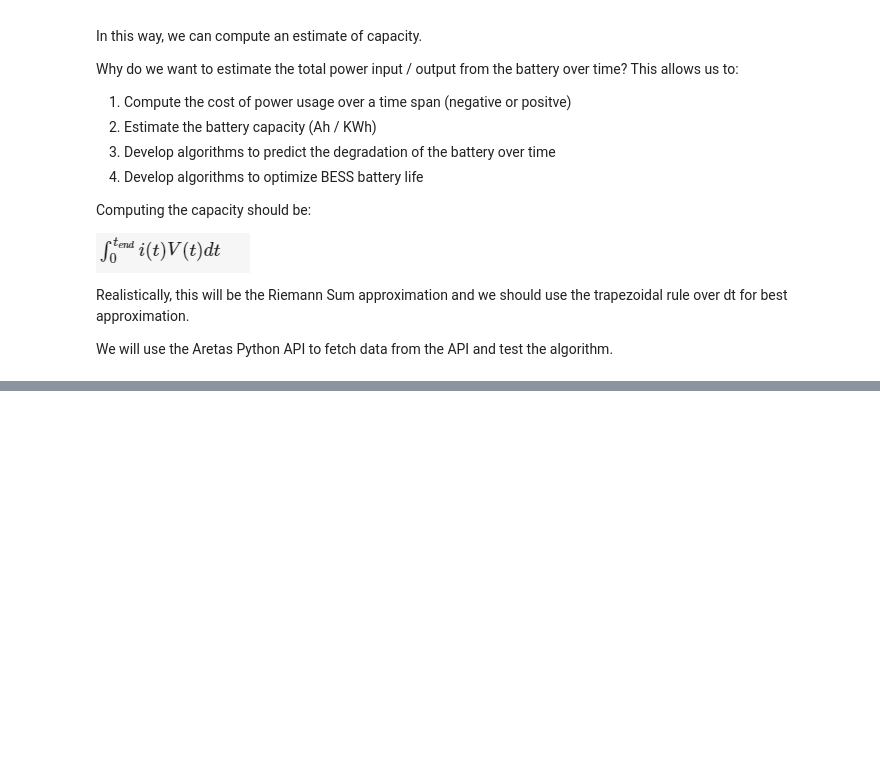
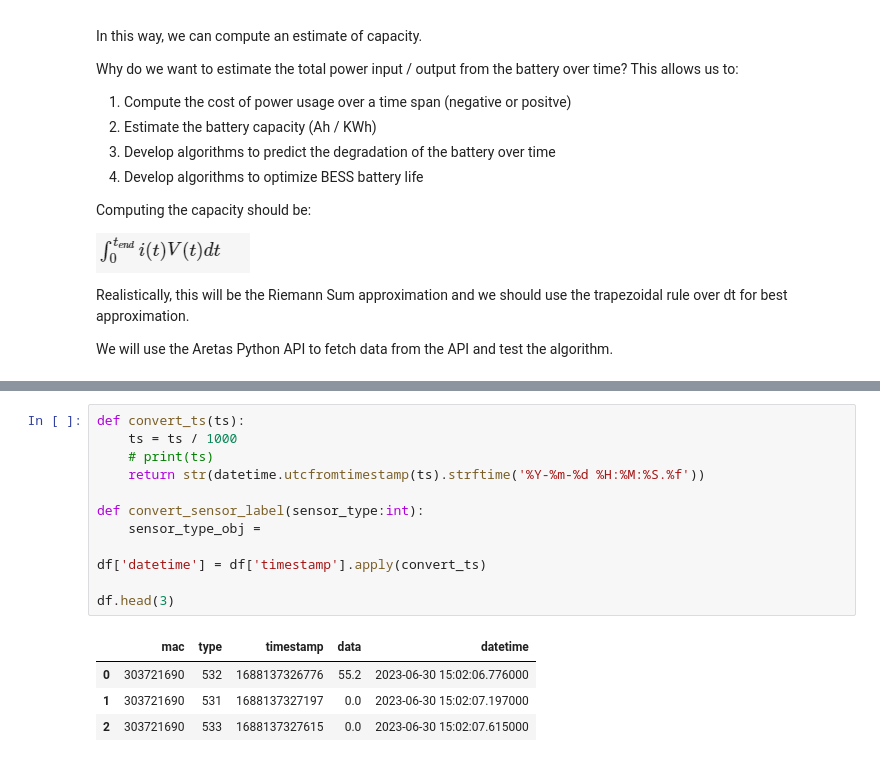
Before and after one commit to ElDuderino/PowerMonitorMiddleware, a Jupyter notebook: basic_power_analysis.ipynb, the cells around one changed output, grey strips where cells are left out. Saved outputs shown, nothing was run; the diff lists cells and outputs as text; blank space fills up the shorter version.

```diff
--- a/basic_power_analysis.ipynb
+++ b/basic_power_analysis.ipynb
@@ -30,0 +173,17 @@ from aretasapiclient.utils import Utils as AUtils
+# %%
+def convert_ts(ts):
+    ts = ts / 1000
+    # print(ts)
+    return str(datetime.utcfromtimestamp(ts).strftime('%Y-%m-%d %H:%M:%S.%f'))
+
+def convert_sensor_label(sensor_type:int):
+    sensor_type_obj =
+
+df['datetime'] = df['timestamp'].apply(convert_ts)
+
+df.head(3)
+# %% [output]
+|  | mac | type | timestamp | data | datetime |
+| 0 | 303721690 | 532 | 1688137326776 | 55.2 | 2023-06-30 15:02:06.776000 |
+| 1 | 303721690 | 531 | 1688137327197 | 0.0 | 2023-06-30 15:02:07.197000 |
+| 2 | 303721690 | 533 | 1688137327615 | 0.0 | 2023-06-30 15:02:07.615000 |
```
Also changed, not shown: parts of 12 cells of this notebook, 2 other files.
